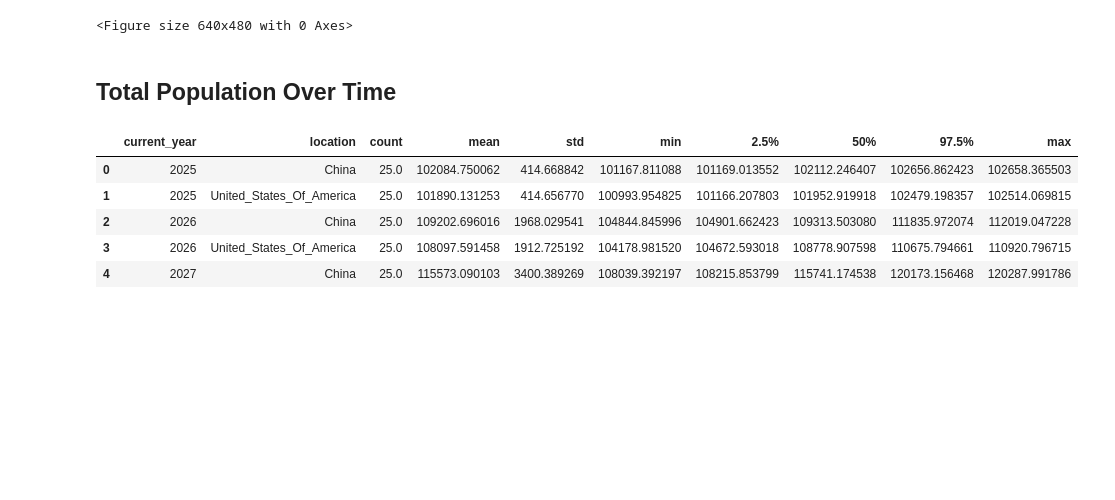
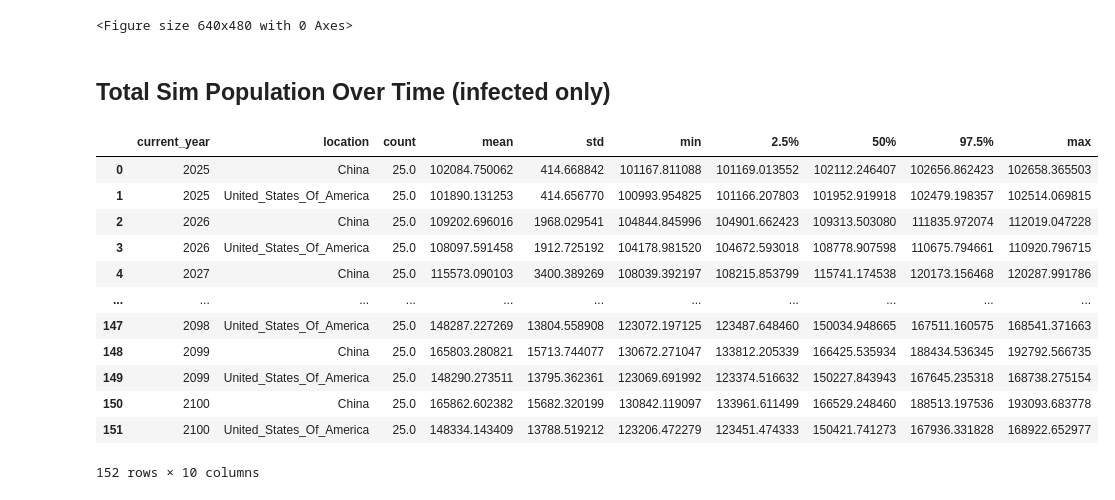
Before and after one commit to ihmeuw/vivarium_research_alzheimers, a Jupyter notebook: verification_and_validation/2025_08_14_model2.2_vv.ipynb, the cells around one changed output. Saved outputs shown, nothing was run; the diff lists cells and outputs as text; code cells hidden in the pictures; blank space fills up the shorter version.

```diff
--- a/verification_and_validation/2025_08_14_model2.2_vv.ipynb
+++ b/verification_and_validation/2025_08_14_model2.2_vv.ipynb
@@ -382,21 +382,28 @@ for location in new_sims.location.unique():
 [figure]
 <Figure size 640x480 with 0 Axes>
 # %% [markdown]
-## Total Population Over Time
+## Total Sim Population Over Time (infected only)
 # %%
 cols = ['input_draw','current_year','location'] #, 'age_group']
 
 person_time_total = load_df('person_time_alzheimers_disease_and_other_dementias')
 person_time_total = person_time_total.groupby(cols)['value'].sum().reset_index()
 person_time_total = person_time_total.groupby([c for c in cols if c != 'input_draw'])['value'].describe(percentiles=[0.025,0.975]).reset_index()
-person_time_total.head()
+person_time_total#.head()
 # %% [output]
 |  | current_year | location | count | mean | std | min | 2.5% | 50% | 97.5% | max |
 | 0 | 2025 | China | 25.0 | 102084.750062 | 414.668842 | 101167.811088 | 101169.013552 | 102112.246407 | 102656.862423 | 102658.365503 |
 | 1 | 2025 | United_States_Of_America | 25.0 | 101890.131253 | 414.656770 | 100993.954825 | 101166.207803 | 101952.919918 | 102479.198357 | 102514.069815 |
 | 2 | 2026 | China | 25.0 | 109202.696016 | 1968.029541 | 104844.845996 | 104901.662423 | 109313.503080 | 111835.972074 | 112019.047228 |
 | 3 | 2026 | United_States_Of_America | 25.0 | 108097.591458 | 1912.725192 | 104178.981520 | 104672.593018 | 108778.907598 | 110675.794661 | 110920.796715 |
 | 4 | 2027 | China | 25.0 | 115573.090103 | 3400.389269 | 108039.392197 | 108215.853799 | 115741.174538 | 120173.156468 | 120287.991786 |
+| ... | ... | ... | ... | ... | ... | ... | ... | ... | ... | ... |
+| 147 | 2098 | United_States_Of_America | 25.0 | 148287.227269 | 13804.558908 | 123072.197125 | 123487.648460 | 150034.948665 | 167511.160575 | 168541.371663 |
+| 148 | 2099 | China | 25.0 | 165803.280821 | 15713.744077 | 130672.271047 | 133812.205339 | 166425.535934 | 188434.536345 | 192792.566735 |
+| 149 | 2099 | United_States_Of_America | 25.0 | 148290.273511 | 13795.362361 | 123069.691992 | 123374.516632 | 150227.843943 | 167645.235318 | 168738.275154 |
+| 150 | 2100 | China | 25.0 | 165862.602382 | 15682.320199 | 130842.119097 | 133961.611499 | 166529.248460 | 188513.197536 | 193093.683778 |
+| 151 | 2100 | United_States_Of_America | 25.0 | 148334.143409 | 13788.519212 | 123206.472279 | 123451.474333 | 150421.741273 | 167936.331828 | 168922.652977 |
+152 rows × 10 columns
 # %%
 for location in person_time_total.location.unique():
     plot_data = person_time_total.loc[(person_time_total.location == location)]
```
Also changed, not shown: parts of 3 cells of this notebook.
